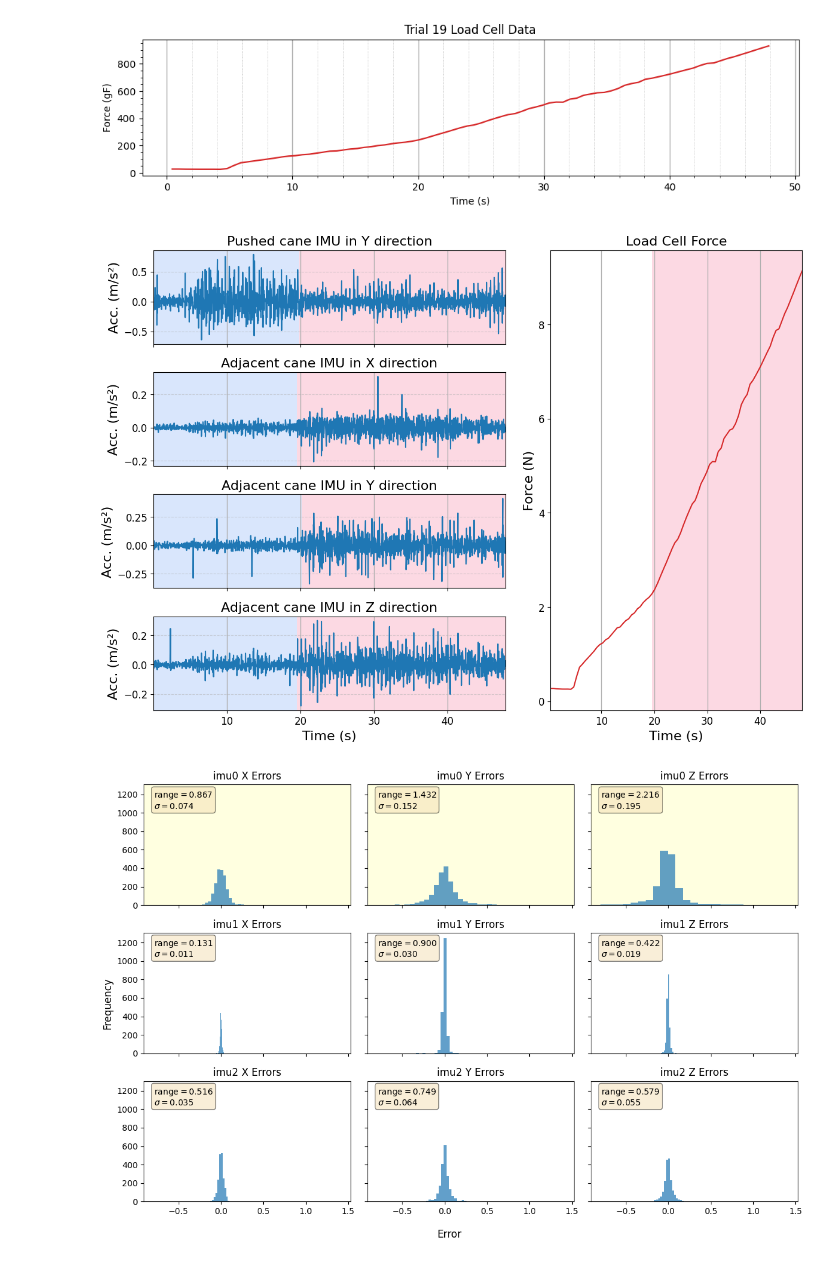
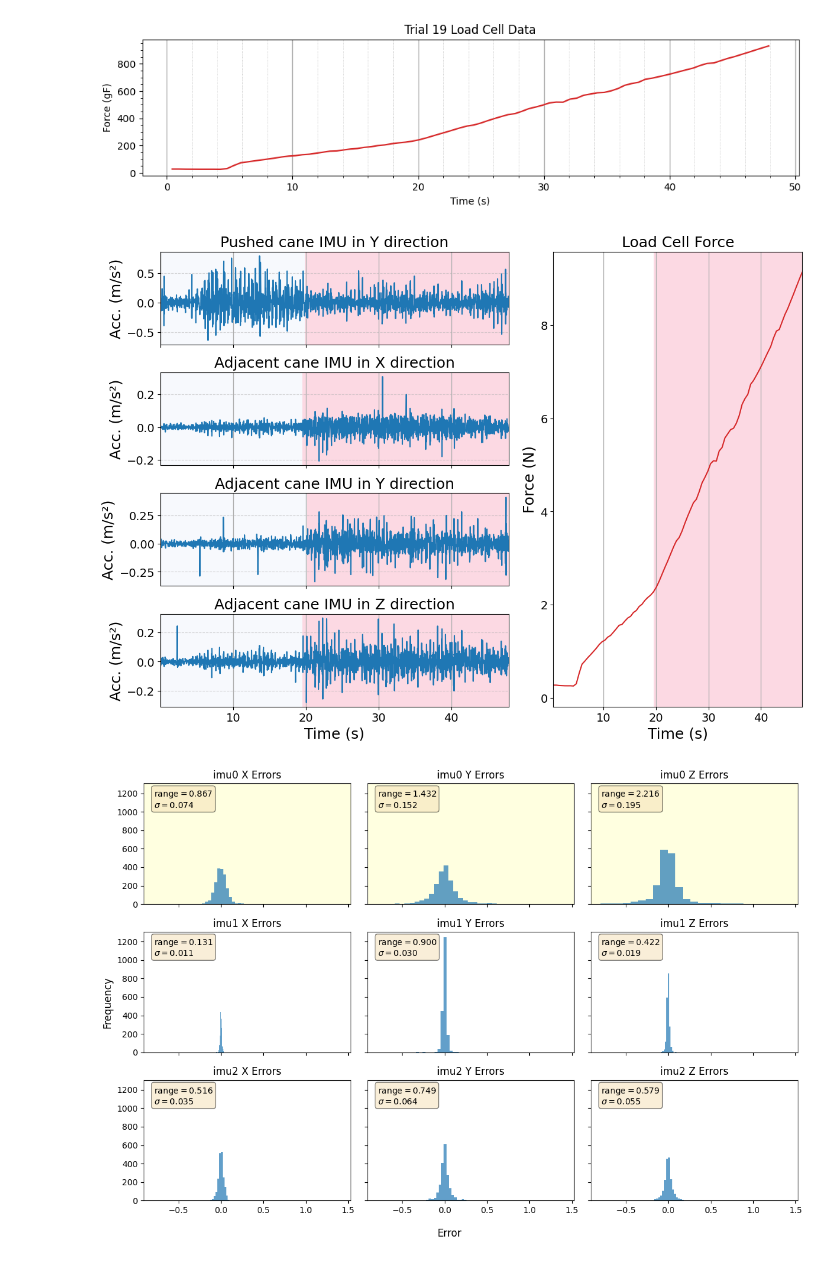
Before and after one commit to Intelligent-Machines-and-Materials-Lab/MuJoCoBlueberryModeling, a Jupyter notebook: src/imu_fft_analysis.ipynb, the cells around one changed output. Drawn from its saved outputs; the diff is of its cells as text; code cells hidden in the pictures.

```diff
--- a/src/imu_fft_analysis.ipynb
+++ b/src/imu_fft_analysis.ipynb
@@ -11,7 +11,7 @@ import ruptures as rpt
 from itertools import cycle
 import math
 
-COLOR_CYCLE = ["#4286f4", "#f44174"]
+COLOR_CYCLE = ["#d7e3f5", "#f44174"]
 np.set_printoptions(precision=10, suppress=True)
 # %%
 # make lists of the data files and sort them by trial number extracted from the filename
@@ -255,44 +255,45 @@ for ax, (imu, direction) in zip(imu_axes, imu_channels):
 
     algo = rpt.Binseg(model="normal").fit(errors)
     change_points = algo.predict(pen=22.5 * np.log(len(errors)))
 
     display_on_ax(ax, errors, time, true_bkps=change_points)
-    ax.set_ylabel(f'Acc. (m/s²)', fontsize=16)
+    ax.set_ylabel(f'Acc. (m/s²)', fontsize=18)
     if imu.upper() == 'IMU0':
-        ax.set_title(f'Pushed cane IMU in {direction.upper()} direction', fontsize=16)
+        ax.set_title(f'Pushed cane IMU in {direction.upper()} direction', fontsize=18)
     else:
-        ax.set_title(f'Adjacent cane IMU in {direction.upper()} direction', fontsize=16)
+        ax.set_title(f'Adjacent cane IMU in {direction.upper()} direction', fontsize=18)
     # ax.set_title(f'{imu.upper()} in {direction.upper()} direction')
     # ax.grid(True, linestyle='--', alpha=0.4)
     ax.grid(which='major', axis='x', linestyle='-', linewidth=1)
     if ax != imu_axes[-1]:
         ax.xaxis.set_ticklabels([])  # hide x-axis labels for all but the last subplot
-    ax.tick_params(axis='both', which='major', labelsize=12)
+    ax.tick_params(axis='both', which='major', labelsize=14)
     ax.set_xlim([time[0], time[-1]])
 
-imu_axes[-1].set_xlabel('Time (s)', fontsize=16)
+imu_axes[-1].set_xlabel('Time (s)', fontsize=18)
 # imu_axes[-1].xaxis.set_ticklabels(np.round(trial_data[imu_channels[-1][0]]['time_s'], 2))  # show x-axis labels for the last subplot
 
 # Load cell plot
 ax_lc.plot(trial_data['load_cell']['time_s'], trial_data['load_cell']['force']*0.00980665,
            color='tab:red', label='Force')
 red = COLOR_CYCLE[1]
 ax_lc.axvspan(trial_data['load_cell']['time_s'][35], trial_data['load_cell']['time_s'][-1], facecolor=red, alpha=0.2)
-ax_lc.set_xlabel('Time (s)', fontsize=16)
-ax_lc.set_ylabel('Force (N)', fontsize=16)
-ax_lc.set_title('Load Cell Force', fontsize=16)
+ax_lc.set_xlabel('Time (s)', fontsize=18)
+ax_lc.set_ylabel('Force (N)', fontsize=18)
+ax_lc.set_title('Load Cell Force', fontsize=18)
 # ax_lc.minorticks_on()
 # ax_lc.grid(which='minor', axis='x', linestyle=':', linewidth=0.5)
 ax_lc.grid(which='major', axis='x', linestyle='-', linewidth=1)
-ax_lc.tick_params(axis='both', which='major', labelsize=12)
+ax_lc.tick_params(axis='both', which='major', labelsize=14)
 ax_lc.set_xlim([trial_data['load_cell']['time_s'][0], trial_data['load_cell']['time_s'][-1]])
+# fig.supylabel('Acceleration (m/s²)', fontsize=18)
 
 # fig.suptitle(f'Bush {BUSH_IDX} Branch {BRANCH_IDX} Trial {LEAF_IDX}', fontsize=13)
 # save plot as svg to images/imureadingsforexclusiontrial19v1_2.svg
-plt.savefig(f"../images/imureadingsforexclusiontrial{TRIAL_IDX}v1_2.pdf", dpi=300)
+plt.savefig(f"../images/imureadingsforexclusiontrial{TRIAL_IDX}v1_3.pdf", dpi=300)
 plt.show()
 # %% [output]
-[figure, old version]
+[figure, new version]
 # %%
 # load a single trial
 # ------------------------------------------------------------------------------
```
Also changed, not shown: 5 other files.
